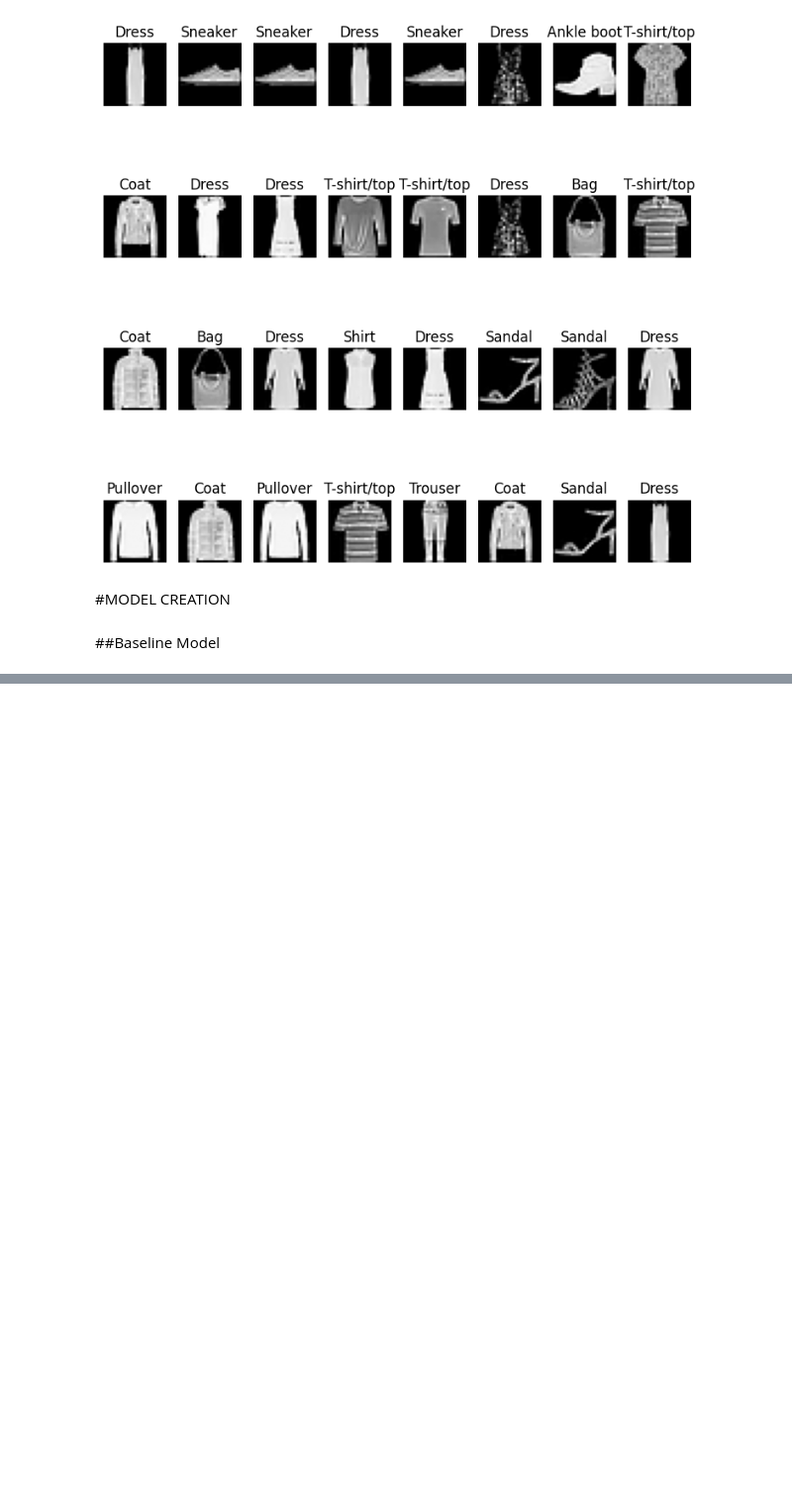
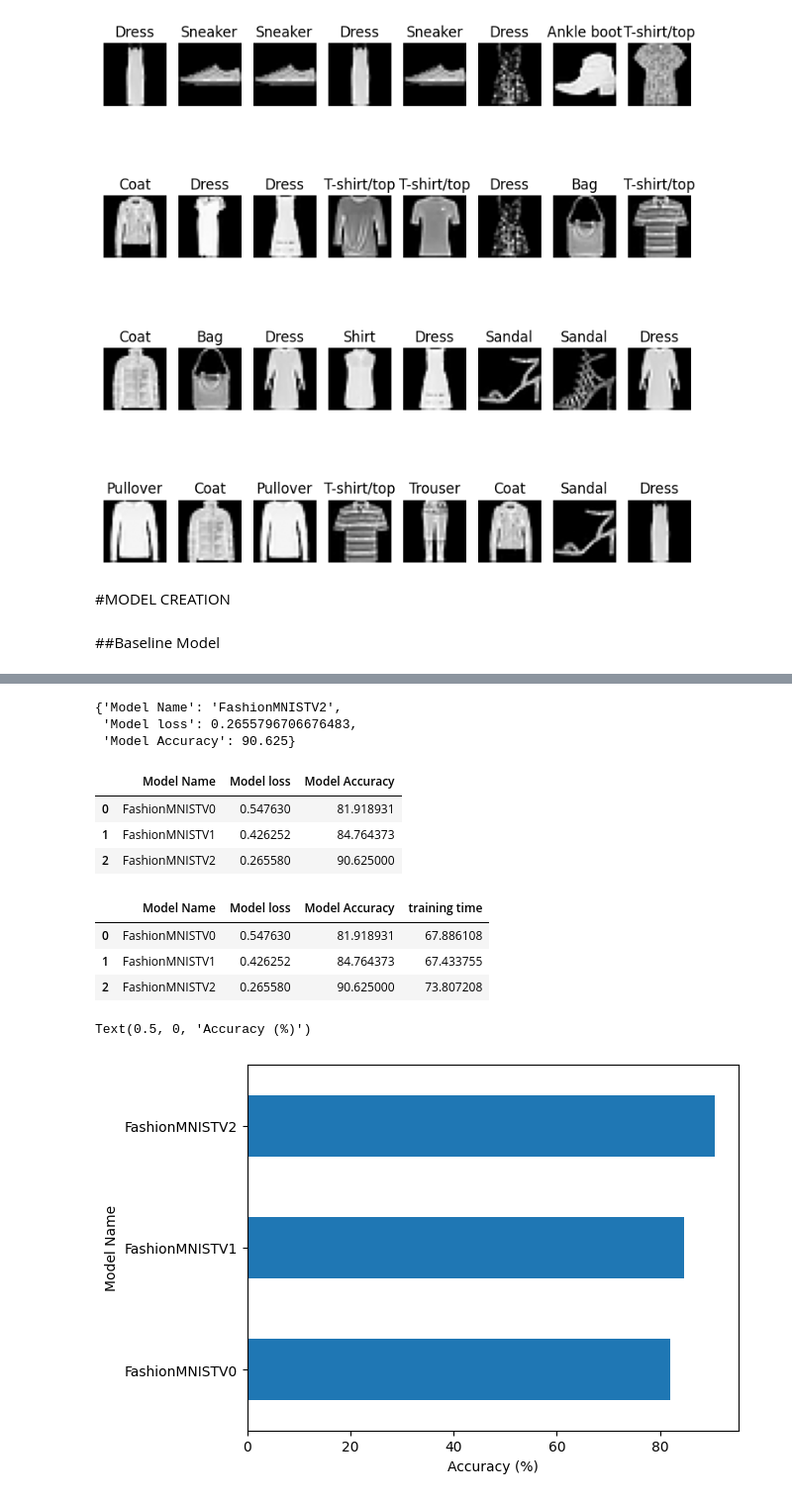
Before and after one commit to Ephraimosse9/Pytorch-course-on-UDEMY--Notes-and-Codes, a Jupyter notebook: 03_Computer_Vision_CNN_Networks.ipynb, the cells around one changed output, grey strips where cells are left out. Shown at 99% size. Saved outputs shown, nothing was run; the diff lists cells and outputs as text; code cells hidden in the pictures; blank space fills up the shorter version.

```diff
--- a/03_Computer_Vision_CNN_Networks.ipynb
+++ b/03_Computer_Vision_CNN_Networks.ipynb
@@ -359,0 +439,14 @@ eval_model(model=model_0, test_dataLoader=test_dataloader, loss_fn = loss_fn, ac
+# %%
+torch.manual_seed(42)
+from tqdm.auto import tqdm
+start_time = timer()
+epochs = 3
+for epoch in tqdm(range(epochs)):
+  train_loss, train_acc = training_step(model=model_2, train_dataloader= train_dataloader, loss_fn=loss_fn, accuracy_fn=accuracy_fn, optimizer=optim_1)
+  test_loss, test_acc = testing_step(model=model_2, test_dataloader= train_dataloader, loss_fn=loss_fn, accuracy_fn=accuracy_fn)
+
+  print(f"Epoch: {epoch} | Training Loss: {train_loss: .4f}, Training Accyracy: {train_acc*100: .2f} | Testing Loss: {test_loss: .4f}, Testing Accuracy: {test_acc*100: .2f}")
+
+end_time = timer()
+total_time_model_2 = end_time - start_time
+print(f"\n Model 1 took {total_time_model_2:.2f}secs to run")
@@ -359,0 +459,30 @@ eval_model(model=model_0, test_dataLoader=test_dataloader, loss_fn = loss_fn, ac
+# %%
+model_2_results = eval_model(model=model_2, test_dataLoader=test_dataloader, loss_fn = loss_fn, accuracy_fn=accuracy_fn)
+model_2_results
+# %% [output]
+{'Model Name': 'FashionMNISTV2',
+ 'Model loss': 0.2655796706676483,
+ 'Model Accuracy': 90.625}
+# %%
+import pandas as pd
+compare_results = pd.DataFrame([model_0_results, model_1_results, model_2_results])
+compare_results
+# %% [output]
+|  | Model Name | Model loss | Model Accuracy |
+| 0 | FashionMNISTV0 | 0.547630 | 81.918931 |
+| 1 | FashionMNISTV1 | 0.426252 | 84.764373 |
+| 2 | FashionMNISTV2 | 0.265580 | 90.625000 |
+# %%
+compare_results["training time"] = [total_time_model_0, total_time_model_1, total_time_model_2]
+compare_results
+# %% [output]
+|  | Model Name | Model loss | Model Accuracy | training time |
+| 0 | FashionMNISTV0 | 0.547630 | 81.918931 | 67.886108 |
+| 1 | FashionMNISTV1 | 0.426252 | 84.764373 | 67.433755 |
+| 2 | FashionMNISTV2 | 0.265580 | 90.625000 | 73.807208 |
+# %%
+compare_results.set_index("Model Name")["Model Accuracy"].plot(kind="barh")
+plt.xlabel("Accuracy (%)")
+# %% [output]
+Text(0.5, 0, 'Accuracy (%)')
+[figure, added]
```
Also changed, not shown: parts of 27 cells of this notebook.
